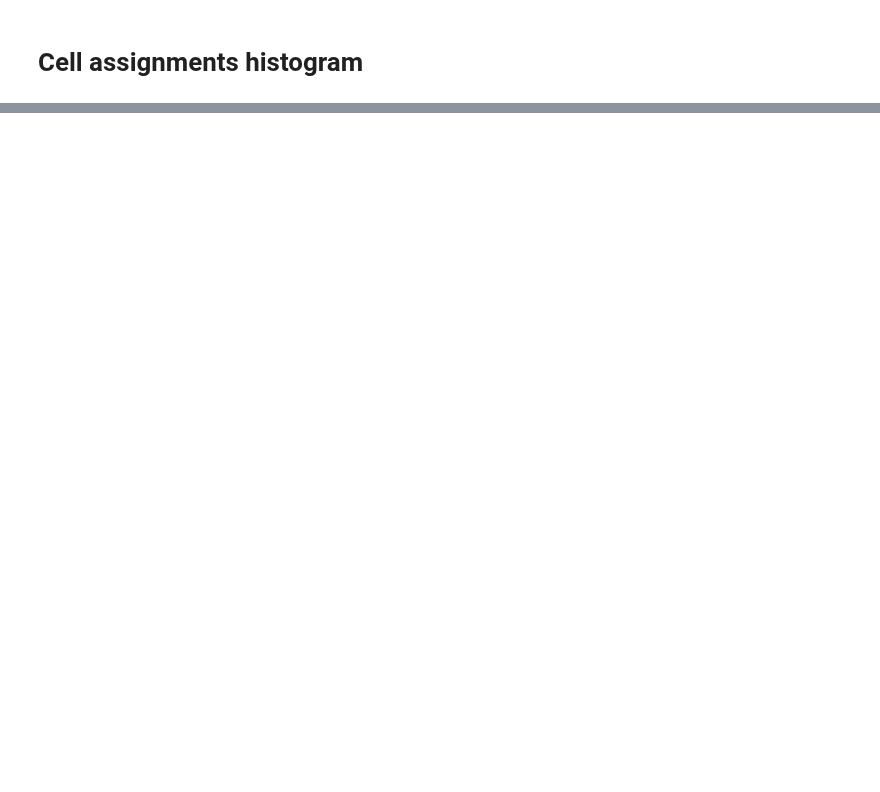
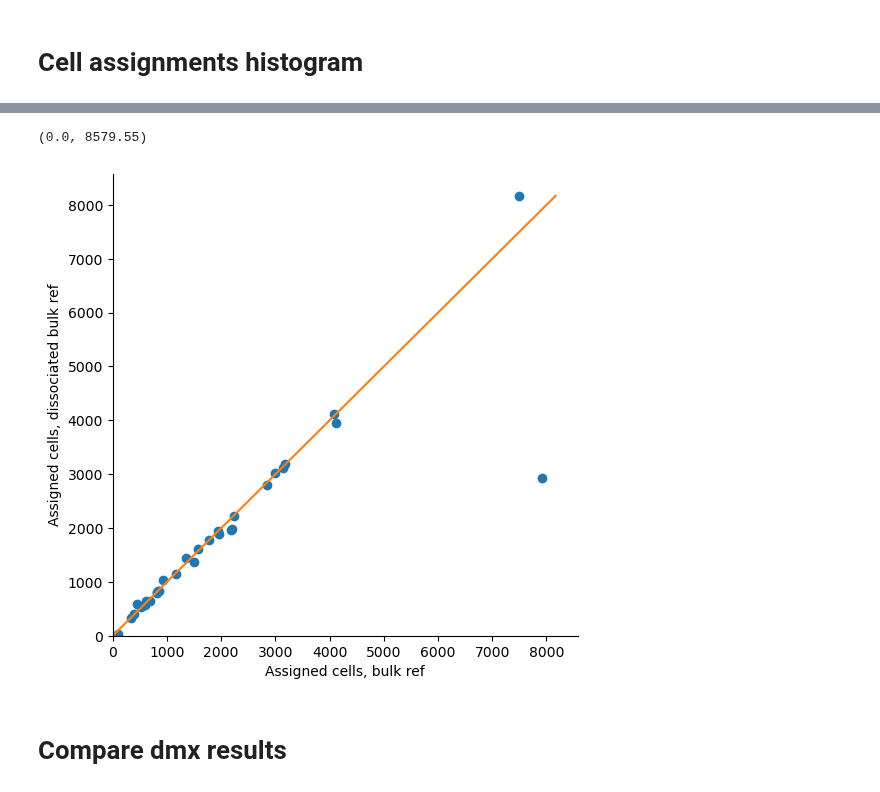
Before and after one commit to emma2207/hgsoc-reconstruction, a Jupyter notebook: demultiplexing_pooled_samples/scripts/bulk_vs_diss_bulk_ref_gex_dmx.ipynb, the cells around one changed output, grey strips where cells are left out. Saved outputs shown, nothing was run; the diff lists cells and outputs as text; code cells hidden in the pictures; blank space fills up the shorter version.

```diff
--- a/demultiplexing_pooled_samples/scripts/bulk_vs_diss_bulk_ref_gex_dmx.ipynb
+++ b/demultiplexing_pooled_samples/scripts/bulk_vs_diss_bulk_ref_gex_dmx.ipynb
@@ -226,0 +200,13 @@ for i in range(1, n_pool + 1):
+# %%
+fig, ax = plt.subplots(figsize=(6, 6))
+
+ax.plot(range(0, int(counts_df.max().max())), range(0, int(counts_df.max().max())), "C1")
+ax.scatter(counts_df["Bulk counts"], counts_df["Diss bulk counts"])
+ax.spines[['right', 'top']].set_visible(False)
+ax.set_xlabel("Assigned cells, bulk ref")
+ax.set_ylabel("Assigned cells, dissociated bulk ref")
+ax.set_xlim(0, None)
+ax.set_ylim(0, None)
+# %% [output]
+(0.0, 8579.55)
+[figure, added]
@@ -226,0 +217,2 @@ for i in range(1, n_pool + 1):
+# %% [markdown]
+# Compare dmx results
```
Also changed, not shown: parts of 26 cells of this notebook, 1 other file.
